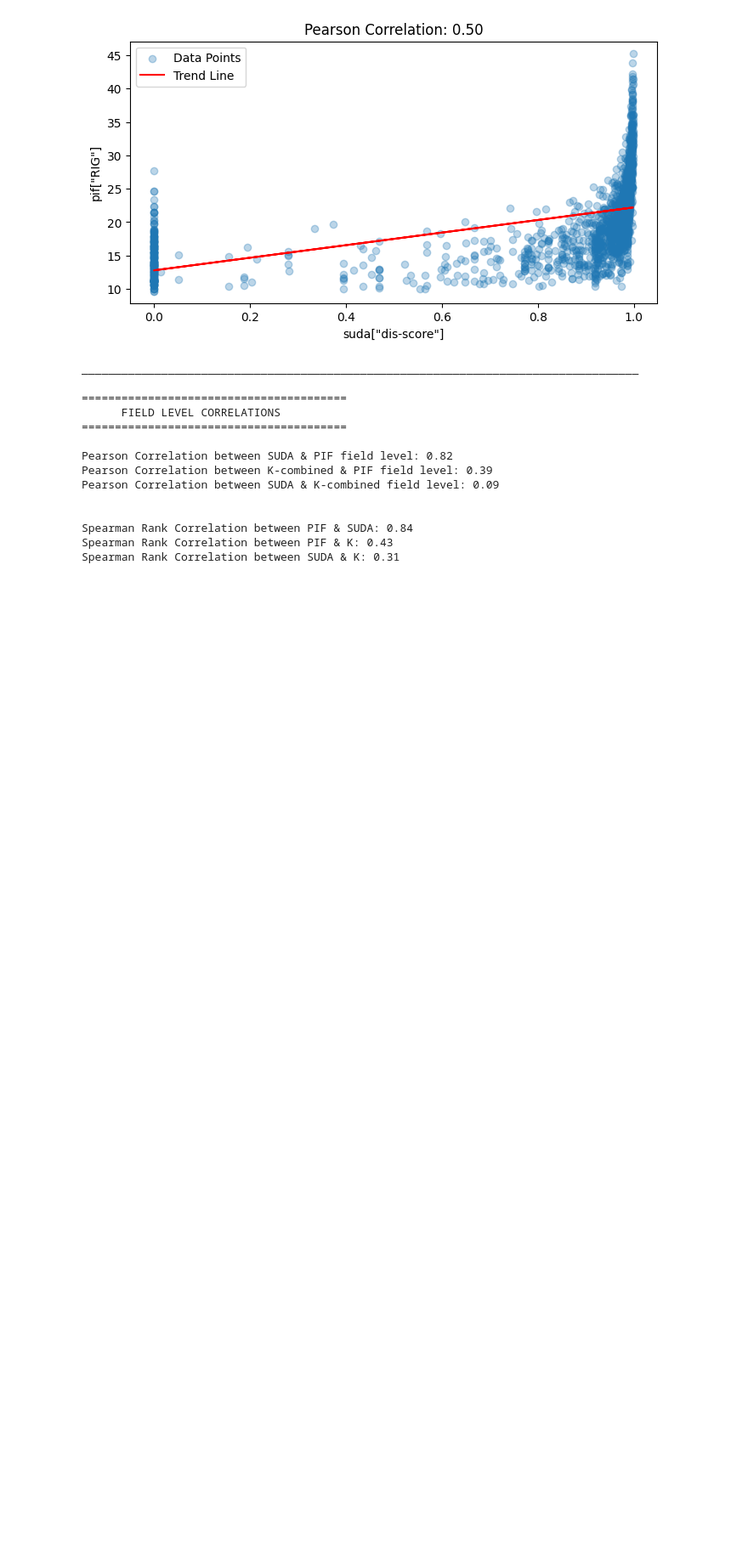
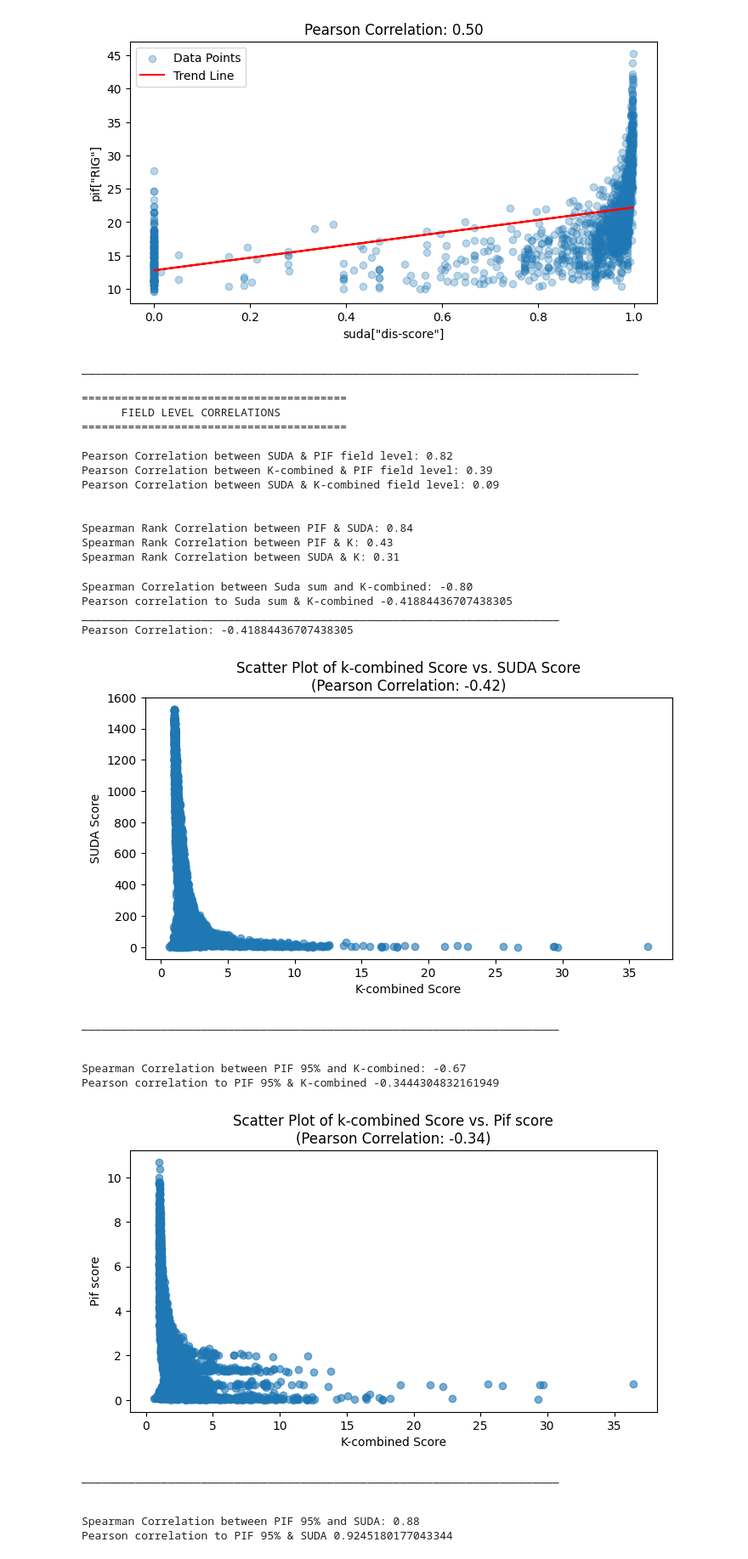
Before and after one commit to EmiKib/MetaprivBIDS-Assessment, a Jupyter notebook: NIMH-Healthy-Research-Volunteer-Data-ds004215/NIMH_ds004215.ipynb, the cells around one changed output. Shown at 85% size. Cells and saved outputs as stored; diff of their text form; code cells hidden in the pictures; blank space fills up the shorter version.

```diff
--- a/NIMH-Healthy-Research-Volunteer-Data-ds004215/NIMH_ds004215.ipynb
+++ b/NIMH-Healthy-Research-Volunteer-Data-ds004215/NIMH_ds004215.ipynb
@@ -65,3 +66,24 @@ Pearson Correlation between SUDA & K-combined field level: 0.09
 Spearman Rank Correlation between PIF & SUDA: 0.84
 Spearman Rank Correlation between PIF & K: 0.43
 Spearman Rank Correlation between SUDA & K: 0.31
+# %%
+sum_score_df  = ST.calculate_summed_dis_scores(k_combined_all, NIMH, sample_fraction=0.3, missing_value= np.nan)
+# %%
+plot_calc(sum_score_df)
+# %% [output]
+Spearman Correlation between Suda sum and K-combined: -0.80
+Pearson correlation to Suda sum & K-combined -0.41884436707438305
+________________________________________________________________________
+Pearson Correlation: -0.41884436707438305
+[figure, added]
+________________________________________________________________________
+
+
+Spearman Correlation between PIF 95% and K-combined: -0.67
+Pearson correlation to PIF 95% & K-combined -0.3444304832161949
+[figure, added]
+________________________________________________________________________
+
+
+Spearman Correlation between PIF 95% and SUDA: 0.88
+Pearson correlation to PIF 95% & SUDA 0.9245180177043344
```
Also changed, not shown: parts of 2 cells of this notebook.
